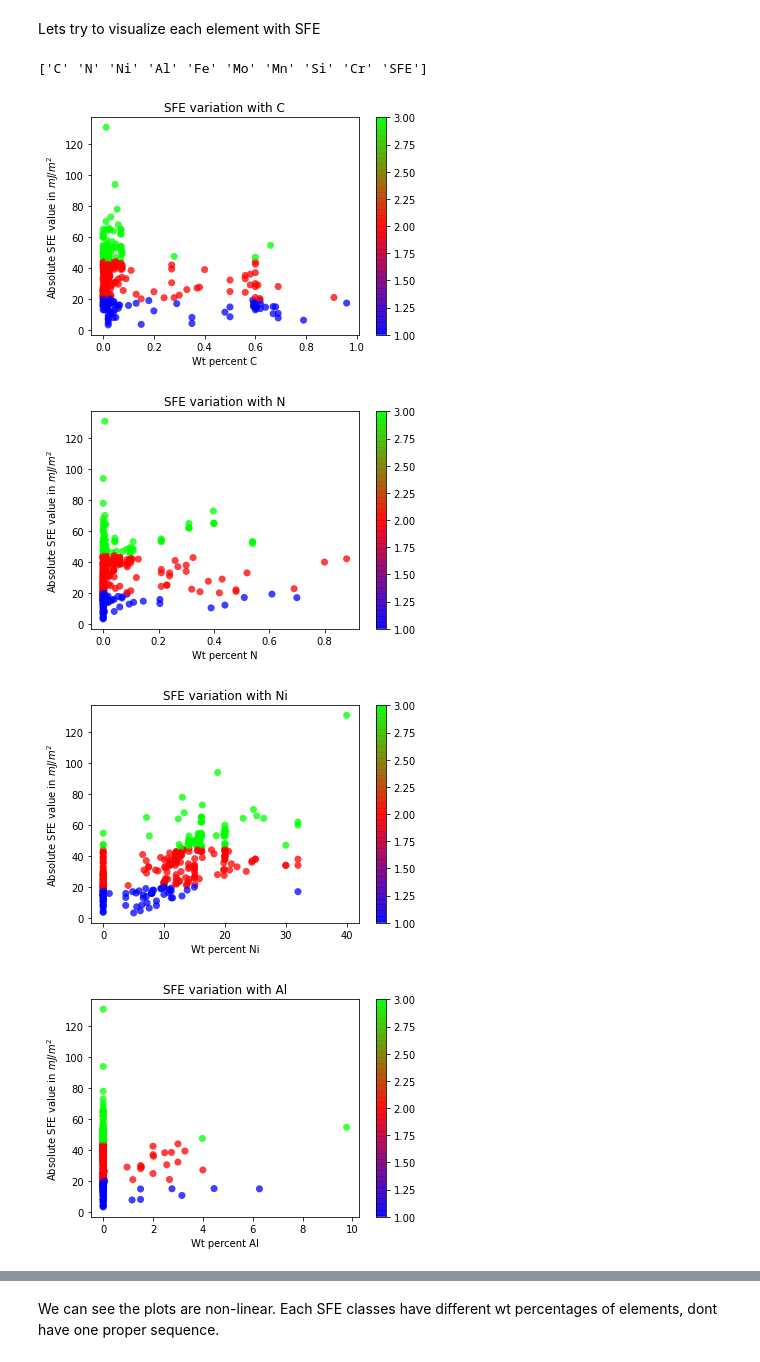
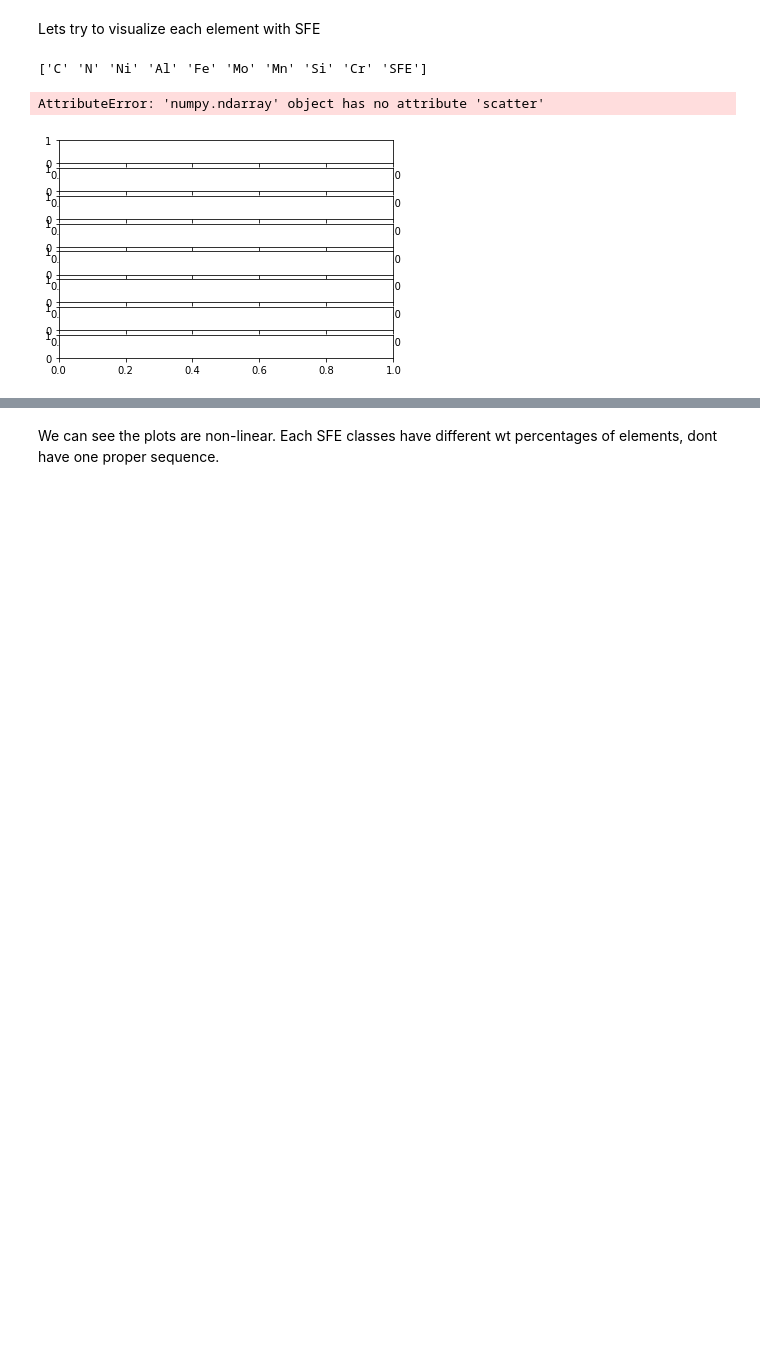
Before and after one commit to RamyaReddyKoppula/PPP, a Jupyter notebook: SFE.ipynb, the cells around one changed output, grey strips where cells are left out. Drawn from its saved outputs; the diff is of its cells as text; code cells hidden in the pictures; blank space fills up the shorter version.

```diff
--- a/SFE.ipynb
+++ b/SFE.ipynb
@@ -255,17 +255,15 @@ print(element_names) #we are taking this because np array has no attribute 'colu
 # %%
 for i in range(1,10):
     #fig = plt.figure(figsize=(5,5))
-    fig, ax = plt.subplots()
+    fig, ax = plt.subplots(8,1)
     brg=ax.scatter(SFE_data[:,i],SFE_data[:,10],c=SFE_classes,marker="o", s=50, edgecolor='',cmap ='brg', alpha=0.75)
     ax.set_xlabel("Wt percent %s"%element_names[i-1])
     ax.set_ylabel("Absolute SFE value in $mJ/m^2$")
     ax.set_title("SFE variation with %s"%element_names[i-1])
     #print(SFE_data[:,1])
     #print(SFE_data[:,10])
     fig.colorbar(brg)
     plt.show()
 # %% [output]
+AttributeError: 'numpy.ndarray' object has no attribute 'scatter'
-[figure, old version]
+[figure, new version]
-[figure, removed]
-[figure, removed]
-[figure, removed]
```
Also changed, not shown: parts of 9 cells of this notebook.
